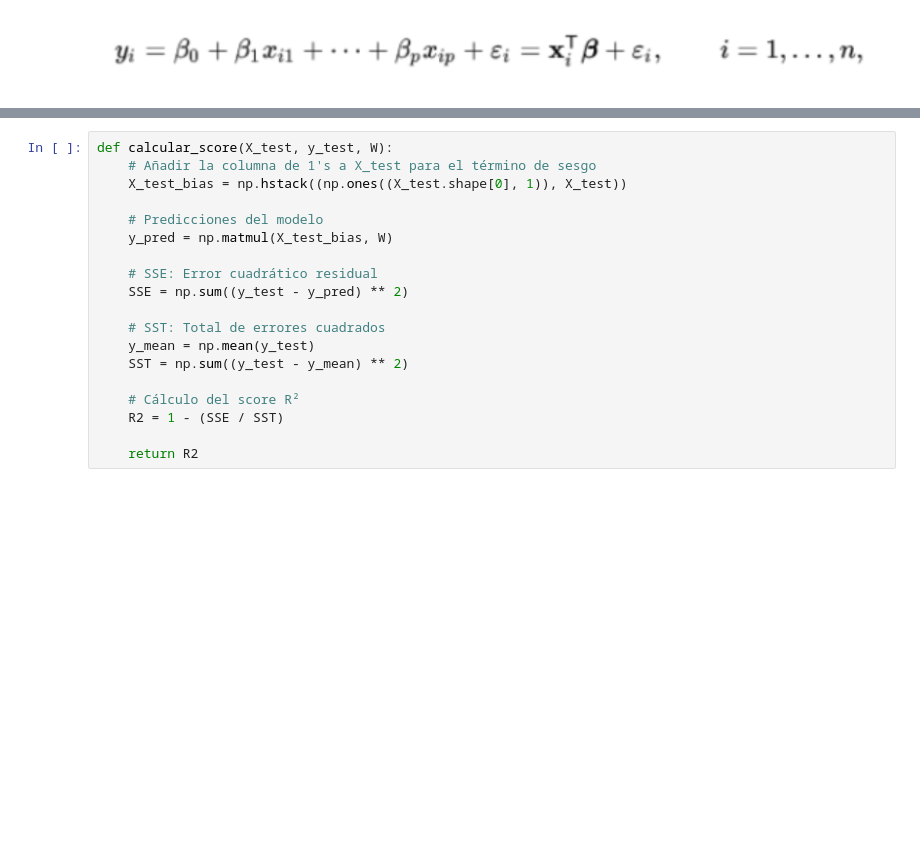
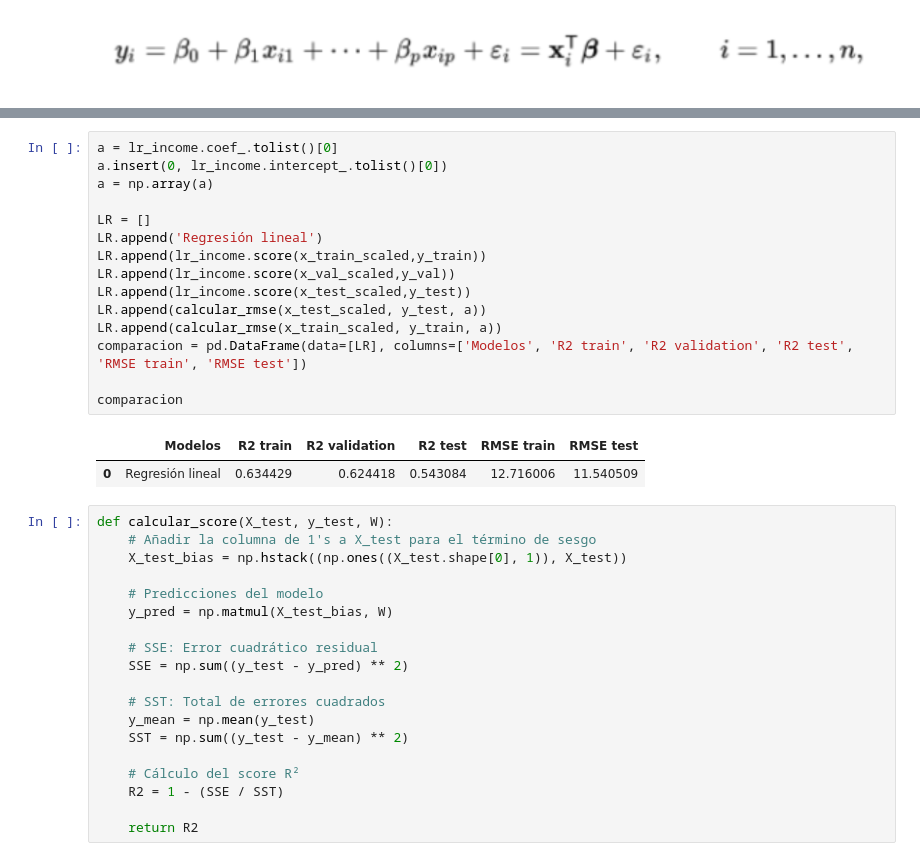
Before and after one commit to therokitoki/AA1-TUIA-Alsop-Hachen, a Jupyter notebook: tp.ipynb, the cells around one changed output, grey strips where cells are left out. Cells and saved outputs as stored; diff of their text form; blank space fills up the shorter version.

```diff
--- a/tp.ipynb
+++ b/tp.ipynb
@@ -402,3 +402,21 @@ lr_income.score(x_train_scaled,y_train), lr_income.score(x_test_scaled,y_test),
+# %%
+a = lr_income.coef_.tolist()[0]
+a.insert(0, lr_income.intercept_.tolist()[0])
+a = np.array(a)
+
+LR = []
+LR.append('Regresión lineal')
+LR.append(lr_income.score(x_train_scaled,y_train))
+LR.append(lr_income.score(x_val_scaled,y_val))
+LR.append(lr_income.score(x_test_scaled,y_test))
+LR.append(calcular_rmse(x_test_scaled, y_test, a))
+LR.append(calcular_rmse(x_train_scaled, y_train, a))
+comparacion = pd.DataFrame(data=[LR], columns=['Modelos', 'R2 train', 'R2 validation', 'R2 test', 'RMSE train', 'RMSE test'])
+
+comparacion
+# %% [output]
+|  | Modelos | R2 train | R2 validation | R2 test | RMSE train | RMSE test |
+| 0 | Regresión lineal | 0.634429 | 0.624418 | 0.543084 | 12.716006 | 11.540509 |
 # %%
 def calcular_score(X_test, y_test, W):
     # Añadir la columna de 1's a X_test para el término de sesgo
```
Also changed, not shown: parts of 25 cells of this notebook.
